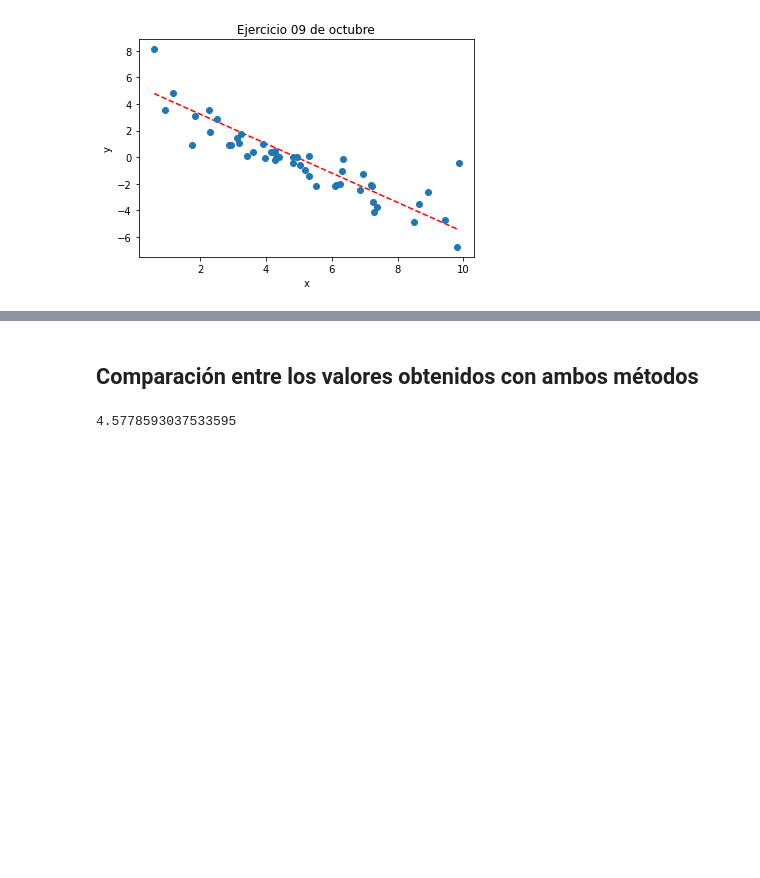
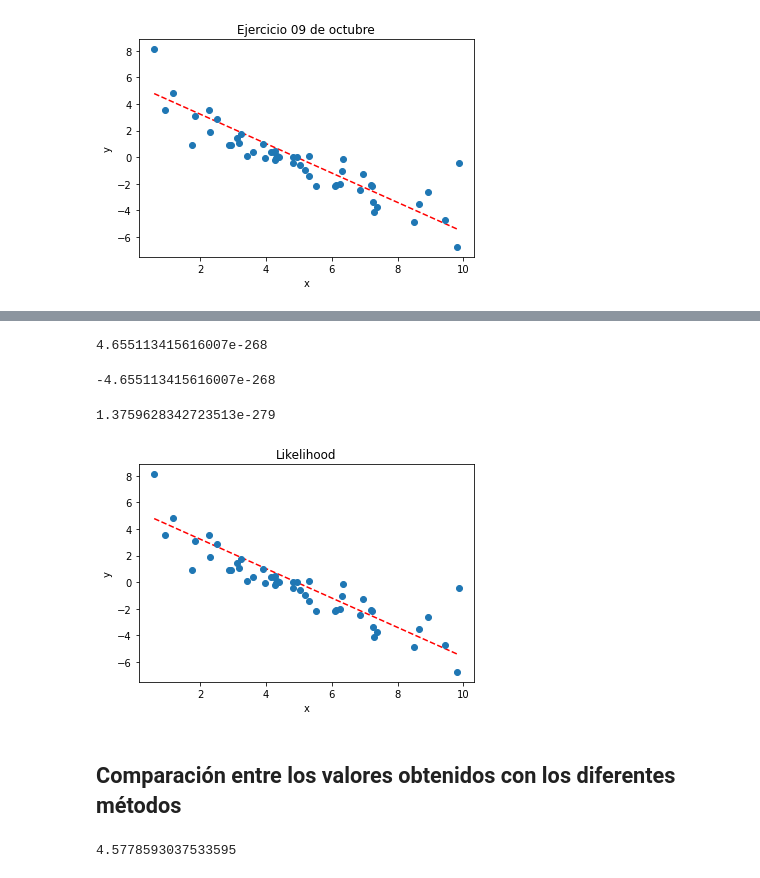
Before and after one commit to DCIDA2019/dcida2020ii-JJRamirezR, a Jupyter notebook: Oct9/ejercicio.ipynb, the cells around one changed output, grey strips where cells are left out. Cells and saved outputs as stored; diff of their text form; code cells hidden in the pictures; blank space fills up the shorter version.

```diff
--- a/Oct9/ejercicio.ipynb
+++ b/Oct9/ejercicio.ipynb
@@ -68,0 +75,25 @@ plt.show()
+# %%
+#A[0]-> x; A[1]->y, A[2]->error, a->b0, b->b1
+
+# funcion lamda
+def fl(x, a, b):
+    return a + b*x
+
+# función likelihood
+def gl(theta):
+    return (1/2)*np.sum((y - fl(x, *theta))**2/(erry**2))
+# %%
+# comenzamos la optimización
+#valores iniciales de a y b
+theta_start = (0, 0)
+#Función de minimizar de scipy
+theta_opt = opt.minimize(gl, theta_start)
+ylh2=theta_opt.x[0]+x*theta_opt.x[1]
+# %%
+#Calculo el valor del likelihood
+t_opt=(theta_opt.x[0],theta_opt.x[1])
+lnl=gl(t_opt)
+lh=np.exp(-lnl)
+lh
+# %% [output]
+4.655113415616007e-268
@@ -69,5 +106,24 @@ plt.show()
+# %%
+#comparo el primer resultado con el último
+lls-lh
+# %% [output]
+-4.655113415616007e-268
+# %%
+#comparo elsegundo resultado con el último
+lch2-lh
+# %% [output]
+1.3759628342723513e-279
+# %%
+plt.plot(x,ylh2,'r--')
+plt.plot(x,y, 'o')
+plt.xlabel('x')
+plt.ylabel('y')
+plt.title('Likelihood')
+plt.show()
+# %% [output]
+[figure, added]
 # %% [markdown]
-## Comparación entre los valores obtenidos con ambos métodos
+## Comparación entre los valores obtenidos con los diferentes métodos
 # %%
 beta0
 # %% [output]
```
Also changed, not shown: parts of 6 cells of this notebook.
